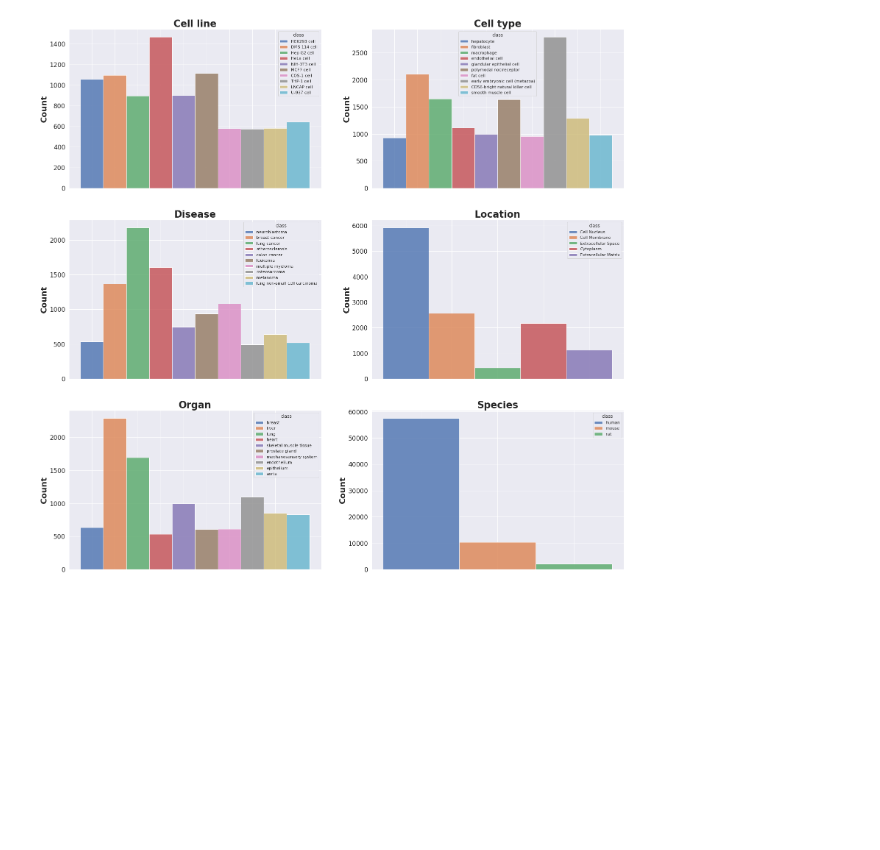
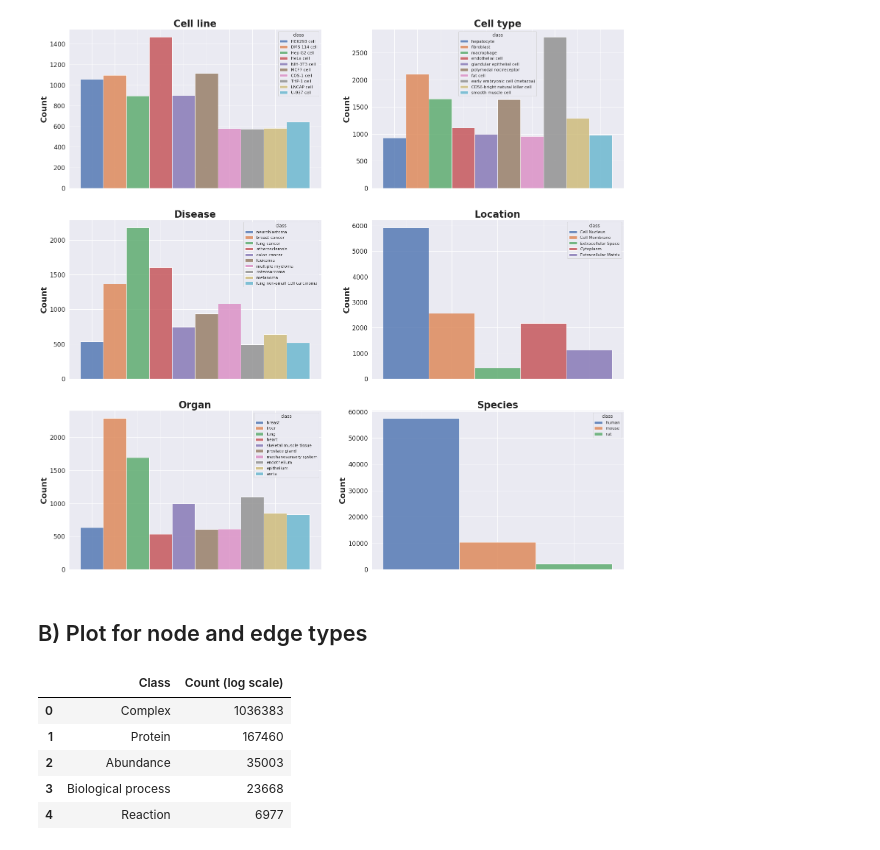
Before and after one commit to stonkgs/stonkgs, a Jupyter notebook: notebooks/indra_class_distribution.ipynb, the cells around one changed output. Drawn from its saved outputs; the diff is of its cells as text; code cells hidden in the pictures; blank space fills up the shorter version.

```diff
--- a/notebooks/indra_class_distribution.ipynb
+++ b/notebooks/indra_class_distribution.ipynb
@@ -155,3 +168,16 @@ for name, df, vertical, horizonal in zip(names, all_dfs, indices_vertical, indic
 plt.savefig(os.path.join(VISUALIZATIONS_DIR, 'class_dist.png'), dpi=300, bbox_inches = "tight")
 # %% [output]
 [figure]
+# %% [markdown]
+## B) Plot for node and edge types
+# %%
+node_df = pd.DataFrame(node_types,index=['Count (log scale)']).transpose().reset_index(level=0).rename(columns={'index':'Class'})
+relation_df = pd.DataFrame(relation_types,index=['Count (log scale)']).transpose().reset_index(level=0).rename(columns={'index':'Class'})
+node_df
+# %% [output]
+|  | Class | Count (log scale) |
+| 0 | Complex | 1036383 |
+| 1 | Protein | 167460 |
+| 2 | Abundance | 35003 |
+| 3 | Biological process | 23668 |
+| 4 | Reaction | 6977 |
```
Also changed, not shown: parts of 8 cells of this notebook.
